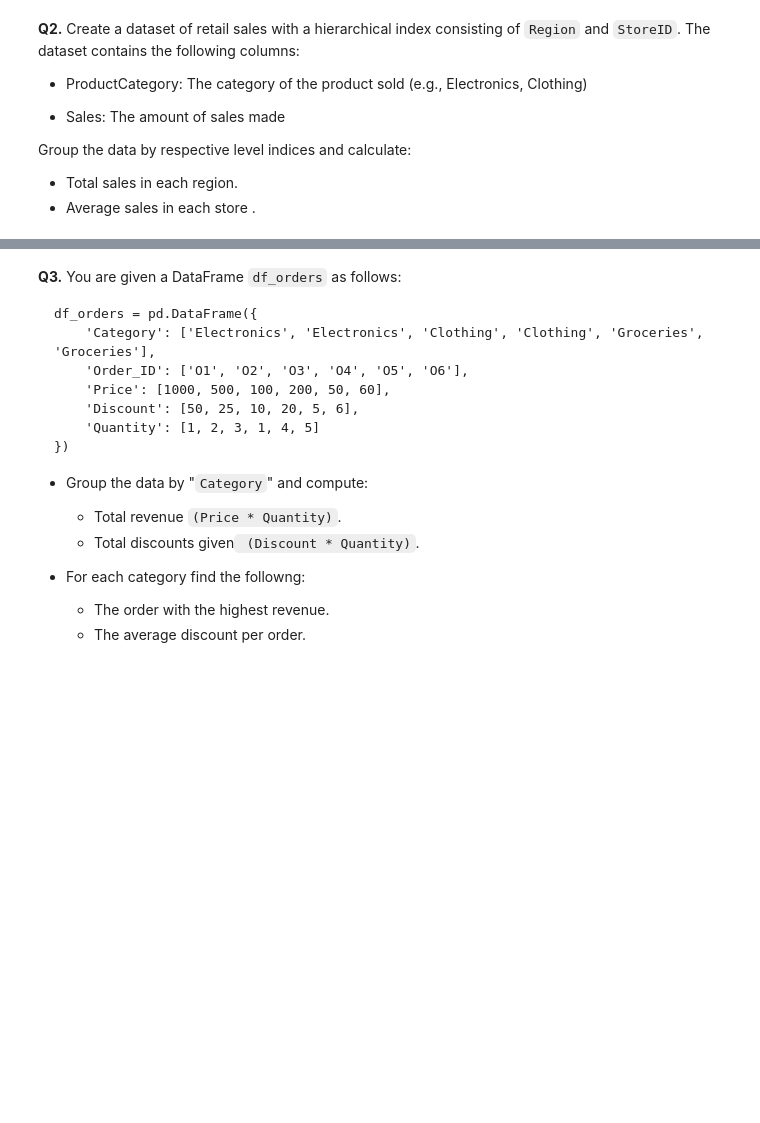
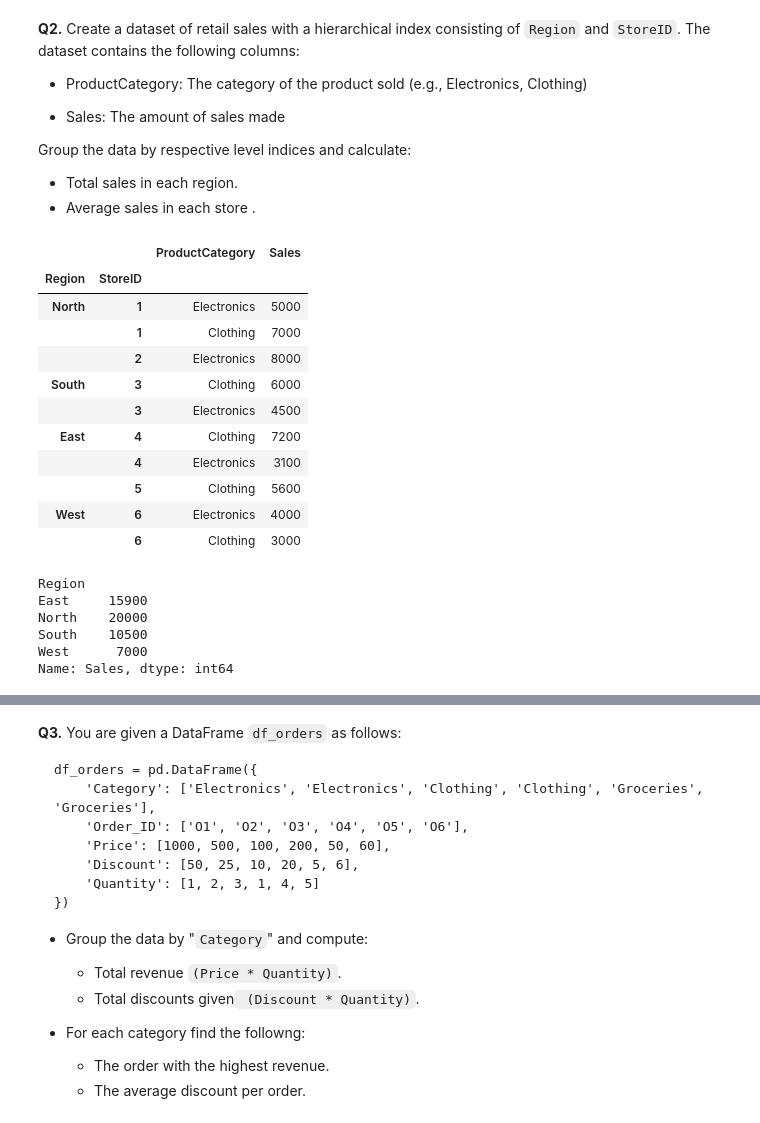
Before and after one commit to Diver202/PSDV, a Jupyter notebook: Lab2/Lab2_Pandas_Matplotlib.ipynb, the cells around one changed output, grey strips where cells are left out. Drawn from its saved outputs; the diff is of its cells as text; code cells hidden in the pictures; blank space fills up the shorter version.

```diff
--- a/Lab2/Lab2_Pandas_Matplotlib.ipynb
+++ b/Lab2/Lab2_Pandas_Matplotlib.ipynb
@@ -285,3 +285,46 @@ Group the data by respective level indices  and calculate:
 
 * Total sales in each region.
 * Average sales in each store .
+# %%
+data = {
+    'Region': ['North', 'North', 'North', 'South', 'South', 'East', 'East', 'East', 'West', 'West'],
+    'StoreID': [1, 1, 2, 3, 3, 4, 4, 5, 6, 6],
+    'ProductCategory': ['Electronics', 'Clothing', 'Electronics', 'Clothing', 'Electronics',
+                        'Clothing', 'Electronics', 'Clothing', 'Electronics', 'Clothing'],
+    'Sales': [5000, 7000, 8000, 6000, 4500, 7200, 3100, 5600, 4000, 3000]
+}
+
+# Convert the dataset into a DataFrame
+df = pd.DataFrame(data)
+
+# Set the hierarchical index
+df.set_index(['Region', 'StoreID'], inplace = True)
+
+# Display the DataFrame
+df
+# %% [output]
+|  |  | ProductCategory | Sales |
+| Region | StoreID |  |  |
+| North | 1 | Electronics | 5000 |
+|  | 1 | Clothing | 7000 |
+|  | 2 | Electronics | 8000 |
+| South | 3 | Clothing | 6000 |
+|  | 3 | Electronics | 4500 |
+| East | 4 | Clothing | 7200 |
+|  | 4 | Electronics | 3100 |
+|  | 5 | Clothing | 5600 |
+| West | 6 | Electronics | 4000 |
+|  | 6 | Clothing | 3000 |
+# %%
+# Grouping by region
+sumSet = df.groupby(level = "Region")
+
+# Calculating the sum and displaying
+sumSet['Sales'].sum()
+# %% [output]
+Region
+East     15900
+North    20000
+South    10500
+West      7000
+Name: Sales, dtype: int64
```
Also changed, not shown: parts of 7 cells of this notebook.
